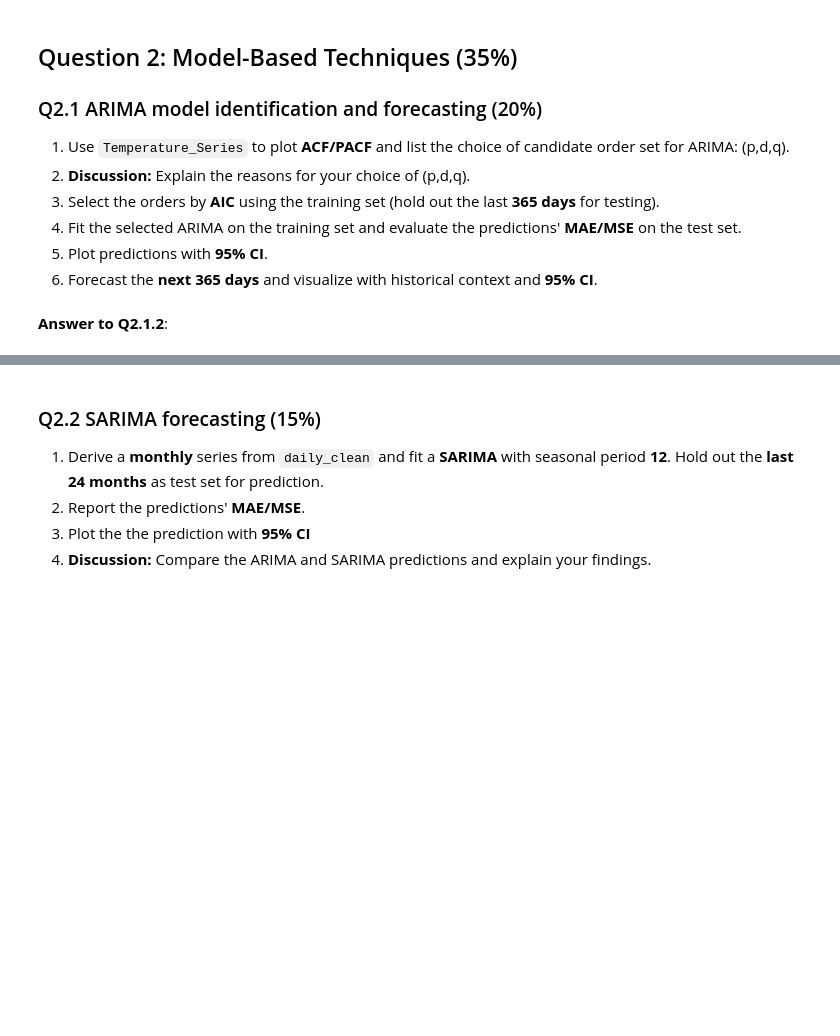
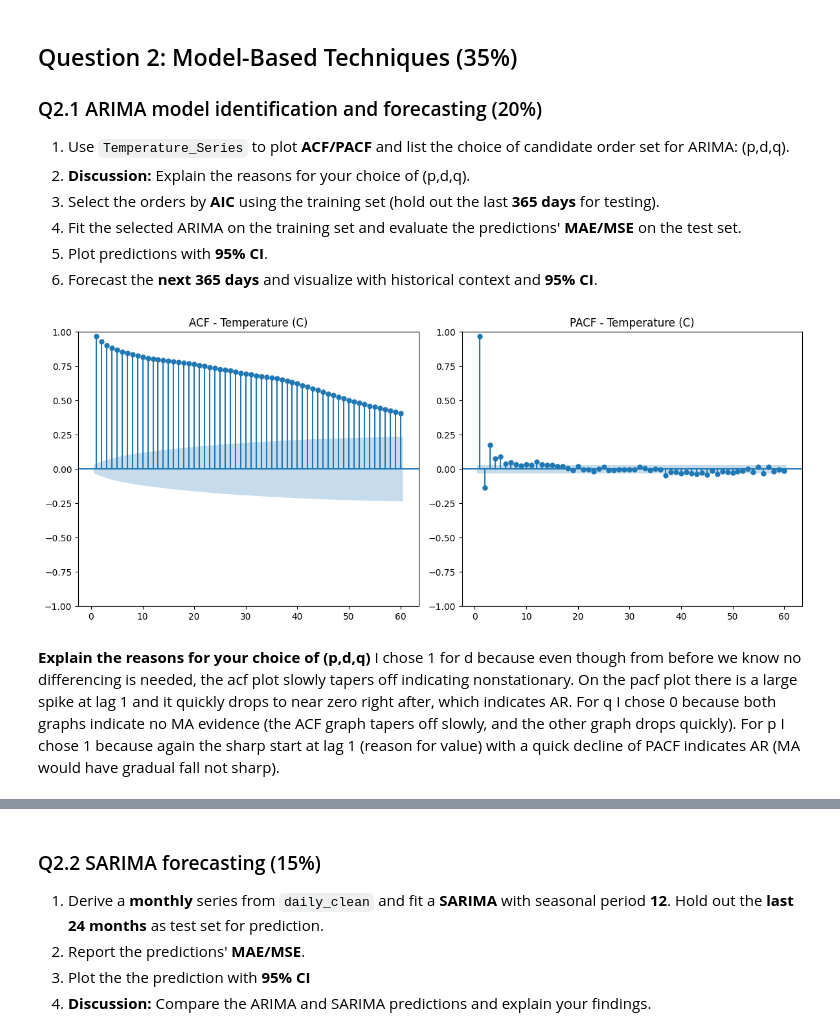
Before and after one commit to AdamDunn1437/4010_A1, a Jupyter notebook: Assignment1.ipynb, the cells around one changed output, grey strips where cells are left out. Cells and saved outputs as stored; diff of their text form; code cells hidden in the pictures; blank space fills up the shorter version.

```diff
--- a/Assignment1.ipynb
+++ b/Assignment1.ipynb
@@ -83,7 +234,23 @@ Follow these steps before submitting your assignment:
 5. Plot predictions with **95% CI**.
 6. Forecast the **next 365 days** and visualize with historical context and **95% CI**.
 # %%
-# Answer to Q2.1.1
+from statsmodels.graphics.tsaplots import plot_acf, plot_pacf
+
+#plot acf to show correlation of data with lagged values (detects AR through slow decay)
+plt.figure(figsize=(12,5))
+plt.subplot(1,2,1)
+plot_acf(temp_series.dropna(), lags=60, zero=False, ax=plt.gca())
+plt.title("ACF - Temperature (C)")
+
+#plot pacf measure correlation after removing effects of shorter lags (quick cutoff is AR)
+plt.subplot(1,2,2)
+plot_pacf(temp_series.dropna(), lags=60, method='ywm', zero=False, ax=plt.gca())
+plt.title("PACF - Temperature (C)")
+
+plt.tight_layout()
+plt.show()
+# %% [output]
+[figure, added]
 # %% [markdown]
-**Answer to Q2.1.2**:
+**Explain the reasons for your choice of (p,d,q)** I chose 1 for d because even though from before we know no differencing is needed, the acf plot slowly tapers off indicating nonstationary. On the pacf plot there is a large spike at lag 1 and it quickly drops to near zero right after, which indicates AR. For q I chose 0 because both graphs indicate no MA evidence (the ACF graph tapers off slowly, and the other graph drops quickly). For p I chose 1 because again the sharp start at lag 1 (reason for value) with a quick decline of PACF indicates AR (MA would have gradual fall not sharp).
 # %%
```
Also changed, not shown: parts of 40 cells of this notebook.
